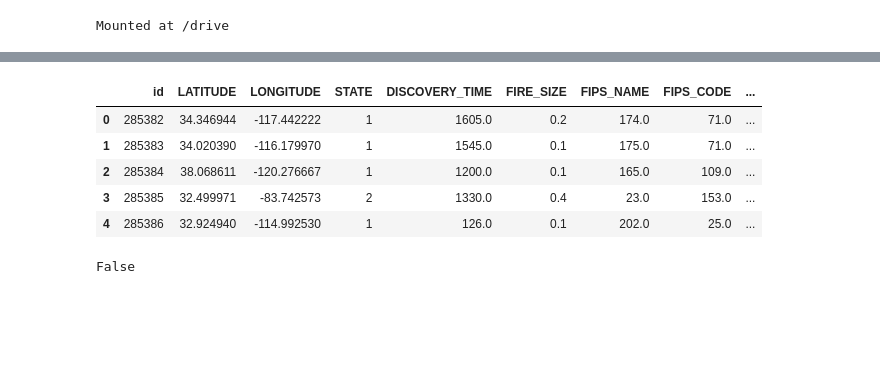
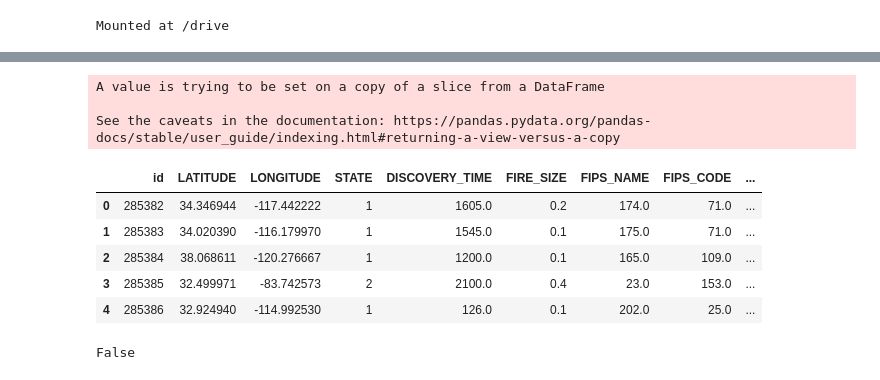
Before and after one commit to treyra/CS155_miniproject2, a Jupyter notebook: data_imputation_test.ipynb, the cells around one changed output, grey strips where cells are left out. Cells and saved outputs as stored; diff of their text form; code cells hidden in the pictures; blank space fills up the shorter version.

```diff
--- a/data_imputation_test.ipynb
+++ b/data_imputation_test.ipynb
@@ -178,0 +232,15 @@ test_df.head()
+# %%
+# make pandas frame again from imputed data - Save in test_df
+df_to_impute_3 = pd.DataFrame({'id': concat_df.index, 'LATITUDE': df_name_imputed[:, 0], 'LONGITUDE': df_name_imputed[:, 1], 'FIPS_NAME': df_name_imputed[:, 2], 'FIPS_CODE': df_name_imputed[:, 3]})
+#df_to_impute_2['id']=concat_df['id']
+df_to_impute_3.tail()
+# merge imputed fips code back into test_df
+# split imputed data by rowindex again
+test_df_imputed_3 = df_to_impute_3.iloc[len(df):,:]
+test_df_imputed_3 = test_df_imputed_3.set_index('id')
+#test_df_imputed_2.head()
+# set imputed values
+# make a copy
+for idx in test_df_imputed_3.index:
+  test_df['FIPS_NAME'][idx] = test_df_imputed_3['FIPS_NAME'][idx]
+test_df.head()
@@ -223,24 +311,41 @@ Mounted at /drive
 # %%
-#IMPUTE DISCOVERY TIME
-# impute the discovery_time from reporting_source, fips_code, fips_name ??
-df_impute_time = concat_df.drop(['id','LATITUDE','LONGITUDE','STATE','FIRE_SIZE','DATE'], axis=1)
-# impute discovery time
+# IMPUTE DISCOVERY TIME
+# load fully imputed training data here
+df_imputed =  pd.read_csv('https://raw.githubusercontent.com/treyra/CS155_miniproject/data_visualization_v1/data_cleanup/traindata_imputed.csv',sep=',', header=0,index_col=0)
+
+# impute the discovery_time from reporting_source, fips_code, fips_name
+test_df_missing_time = test_df[test_df['DISCOVERY_TIME'].isnull()]
+# put data together
+df_no_labels = df_imputed.drop(labels=['LABEL'],axis=1)
+frames = [df_no_labels, test_df_missing_time]
+concat_df = pd.concat(frames)
+# prepare data to impute name from lat + lon + code
+df_impute_time = concat_df.drop(['id','LATITUDE','LONGITUDE','STATE','FIRE_SIZE','YEAR','DAY'], axis=1)
+# impute
+from sklearn.impute import KNNImputer
+imputer = KNNImputer(n_neighbors=1)
 df_time_imputed = imputer.fit_transform(df_impute_time)
-# make dataframe
-df_code_imputed_2 = pd.DataFrame({'DISCOVERY_TIME': df_time_imputed[:, 0], 'FIPS_NAME': df_time_imputed[:, 1], 'FIPS_CODE': df_time_imputed[:, 2],'SOURCE_REPORTING_UNIT_NAME': df_time_imputed[:, 3]})
+#
+# make pandas frame again from imputed data - Save in test_df
+df_to_impute_3 = pd.DataFrame({'id': concat_df.index, 'DISCOVERY_TIME': df_time_imputed[:, 0], 'FIPS_NAME': df_time_imputed[:, 1], 'FIPS_CODE': df_time_imputed[:, 2], 'SOURCE_REPORTING_UNIT_NAME': df_time_imputed[:, 3]})
+# merge imputed fips code back into test_df
 # split imputed data by rowindex again
-test_df_imputed = df_code_imputed_2.iloc[len(df):,:]
-test_df_imputed = test_df_imputed.reset_index()
-# merge back into test_df
-test_df['DISCOVERY_TIME']=test_df_imputed['DISCOVERY_TIME']
-
+test_df_imputed_3 = df_to_impute_3.iloc[len(df):,:]
+test_df_imputed_3 = test_df_imputed_3.set_index('id')
+# set imputed values
+# make a copy
+for idx in test_df_imputed_3.index:
+  test_df['DISCOVERY_TIME'][idx] = test_df_imputed_3['DISCOVERY_TIME'][idx]
 test_df.head()
 # %% [output]
+A value is trying to be set on a copy of a slice from a DataFrame
+
+See the caveats in the documentation: https://pandas.pydata.org/pandas-docs/stable/user_guide/indexing.html#returning-a-view-versus-a-copy
 |  | id | LATITUDE | LONGITUDE | STATE | DISCOVERY_TIME | FIRE_SIZE | FIPS_NAME | FIPS_CODE | ... |
 | 0 | 285382 | 34.346944 | -117.442222 | 1 | 1605.0 | 0.2 | 174.0 | 71.0 | ... |
 | 1 | 285383 | 34.020390 | -116.179970 | 1 | 1545.0 | 0.1 | 175.0 | 71.0 | ... |
 | 2 | 285384 | 38.068611 | -120.276667 | 1 | 1200.0 | 0.1 | 165.0 | 109.0 | ... |
-| 3 | 285385 | 32.499971 | -83.742573 | 2 | 1330.0 | 0.4 | 23.0 | 153.0 | ... |
+| 3 | 285385 | 32.499971 | -83.742573 | 2 | 2100.0 | 0.4 | 23.0 | 153.0 | ... |
 | 4 | 285386 | 32.924940 | -114.992530 | 1 | 126.0 | 0.1 | 202.0 | 25.0 | ... |
 # %%
 print(test_df['DISCOVERY_TIME'].isnull().values.any())
```
Also changed, not shown: parts of 12 cells of this notebook.
